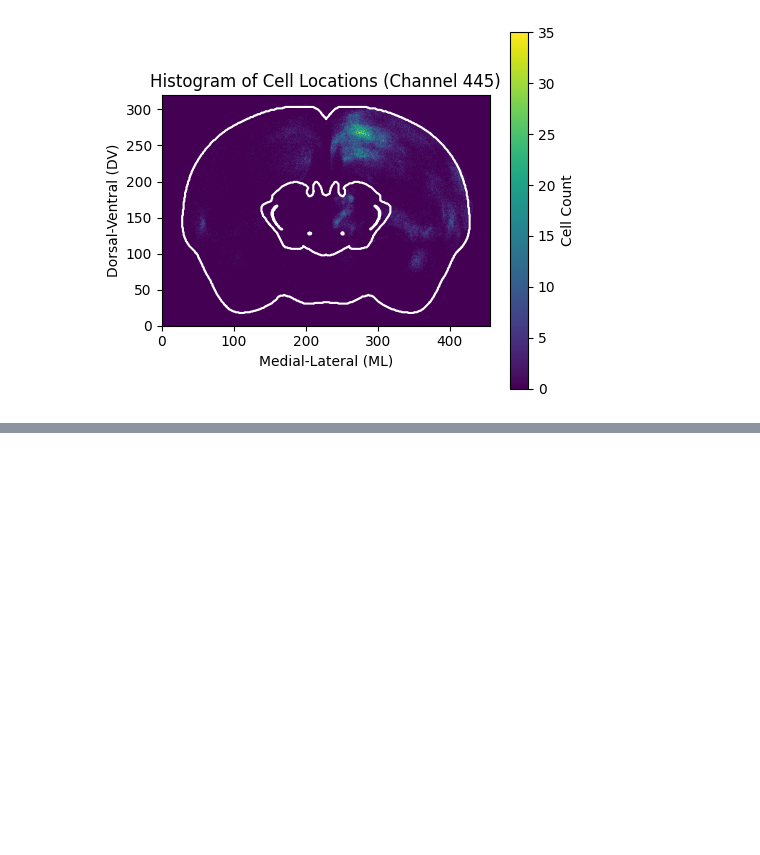
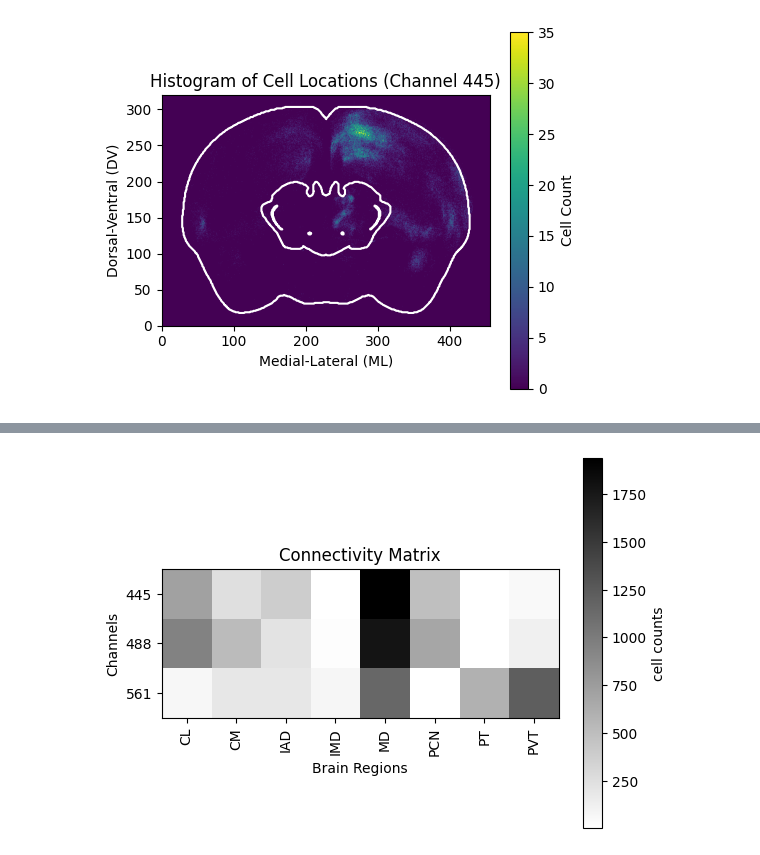
Before and after one commit to leesuyee/mesoscale-connectivity-tutorial, a Jupyter notebook: mesoscale_connectivity_coding_activity.ipynb, the cells around one changed output, grey strips where cells are left out. Cells and saved outputs as stored; diff of their text form; code cells hidden in the pictures; blank space fills up the shorter version.

Commit message:
Add plots

```diff
--- a/mesoscale_connectivity_coding_activity.ipynb
+++ b/mesoscale_connectivity_coding_activity.ipynb
@@ -400,3 +394,14 @@ plt.tight_layout()
 plt.show()
 # %% [output]
 [figure]
+# %%
+# thalamic subregions of interest (leaf nodes)
+roiList = ["MD", "PT", "IAD", "PVT", "IMD", "CM", "PCN", "CL"]
+
+# filter the df for cells within the roiList
+filtered_cell_counts_df = cell_counts_df[cell_counts_df["Acronym"].isin(roiList)]
+
+conn_mat = filtered_cell_counts_df.pivot_table(index = "channel",
+                                      columns = "Acronym",
+                                      values = "Total")
+conn_mat
@@ -402,0 +414,13 @@ plt.show()
+# %%
+# plot the connectivity matrix as a heatmap
+
+plt.imshow(conn_mat, cmap="gray_r")
+plt.colorbar(label="cell counts")
+plt.xticks(ticks=range(len(conn_mat.columns)), labels=conn_mat.columns, rotation=90)
+plt.yticks(ticks=range(len(conn_mat.index)), labels=conn_mat.index)
+plt.title("Connectivity Matrix")
+plt.xlabel("Brain Regions")
+plt.ylabel("Channels")
+plt.show()
+# %% [output]
+[figure, added]
```
Also changed, not shown: parts of 9 cells of this notebook.
